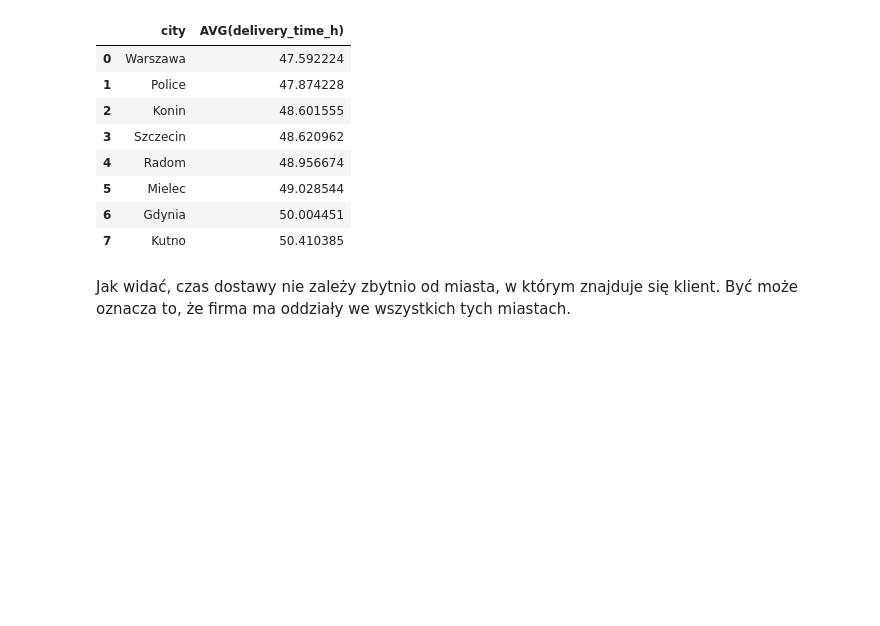
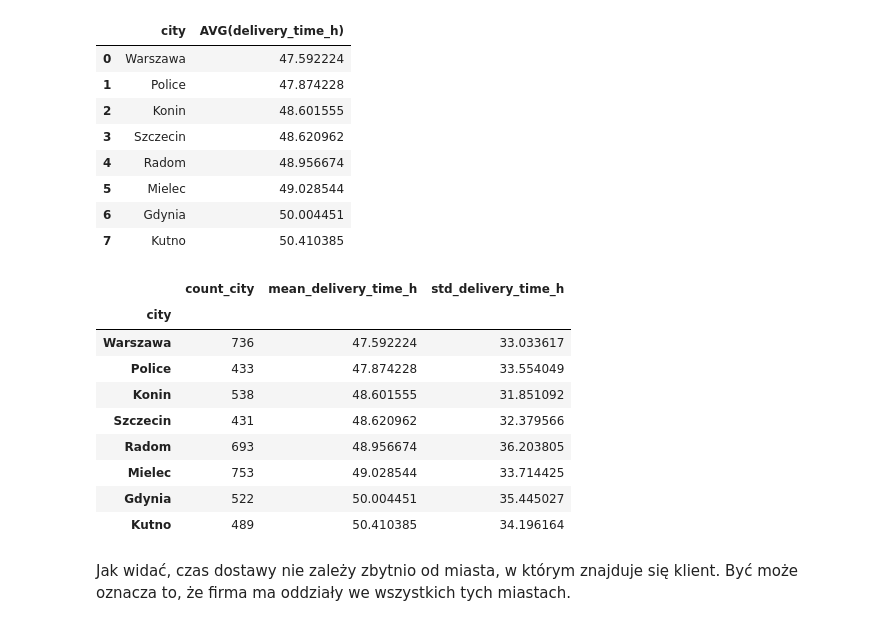
Before and after one commit to plibera/IUM_Project, a Jupyter notebook: dataAnalysis.ipynb, the cells around one changed output. Saved outputs shown, nothing was run; the diff lists cells and outputs as text; code cells hidden in the pictures; blank space fills up the shorter version.

```diff
--- a/dataAnalysis.ipynb
+++ b/dataAnalysis.ipynb
@@ -157,6 +156,23 @@ pysqldf("SELECT city, AVG(delivery_time_h) FROM correctDataDF GROUP BY city ORDE
 | 5 | Mielec | 49.028544 |
 | 6 | Gdynia | 50.004451 |
 | 7 | Kutno | 50.410385 |
+# %%
+correctDataDF.groupby("city").agg(
+    count_city=("city", "count"),
+    mean_delivery_time_h=("delivery_time_h", "mean"),
+    std_delivery_time_h=("delivery_time_h", "std")
+).sort_values(by="mean_delivery_time_h")
+# %% [output]
+|  | count_city | mean_delivery_time_h | std_delivery_time_h |
+| city |  |  |  |
+| Warszawa | 736 | 47.592224 | 33.033617 |
+| Police | 433 | 47.874228 | 33.554049 |
+| Konin | 538 | 48.601555 | 31.851092 |
+| Szczecin | 431 | 48.620962 | 32.379566 |
+| Radom | 693 | 48.956674 | 36.203805 |
+| Mielec | 753 | 49.028544 | 33.714425 |
+| Gdynia | 522 | 50.004451 | 35.445027 |
+| Kutno | 489 | 50.410385 | 34.196164 |
 # %% [markdown]
 Jak widać, czas dostawy nie zależy zbytnio od miasta, w którym znajduje się klient. Być może oznacza to, że firma ma oddziały we wszystkich tych miastach.
 # %%
```
Also changed, not shown: parts of 7 cells of this notebook.
